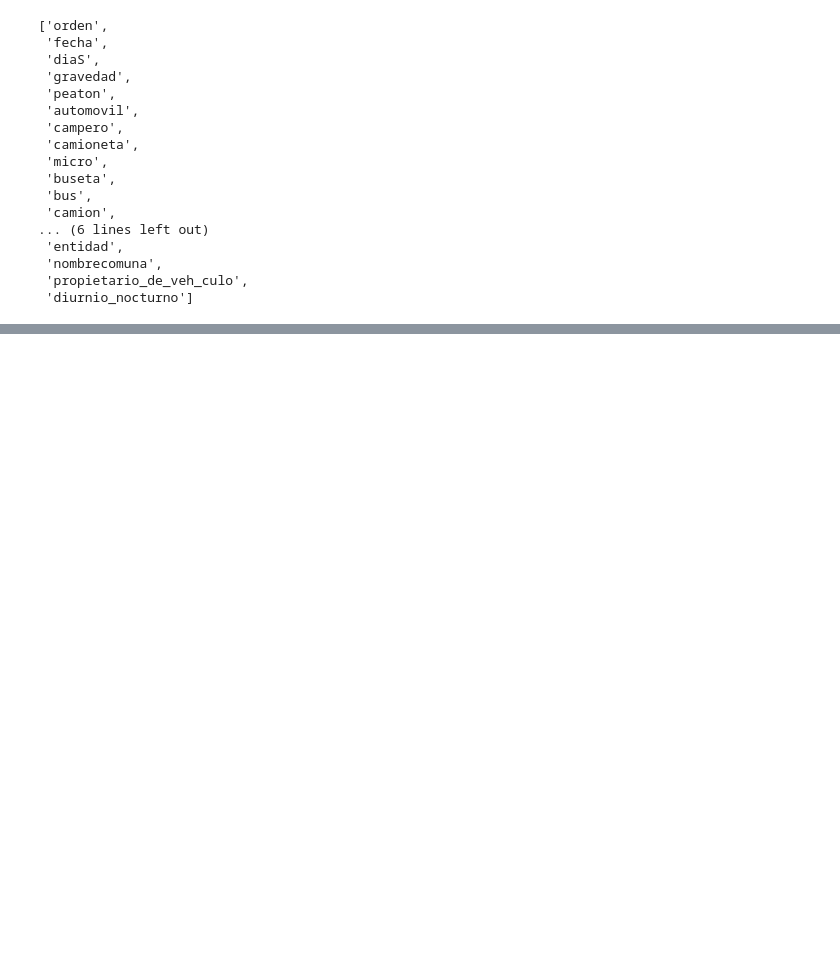
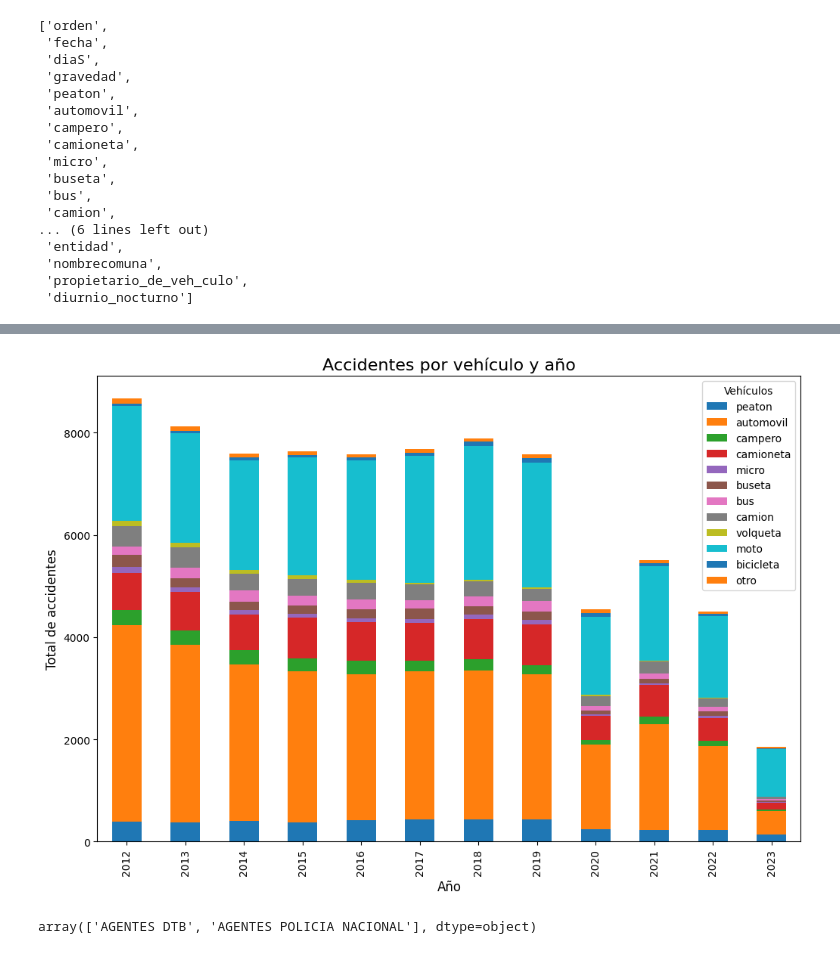
Before and after one commit to JuanDiego360/analisis_de_datos_Bootcamp_G68, a Jupyter notebook: viasualizacion_datos.ipynb, the cells around one changed output, grey strips where cells are left out. Drawn from its saved outputs; the diff is of its cells as text; code cells hidden in the pictures; blank space fills up the shorter version.

```diff
--- a/viasualizacion_datos.ipynb
+++ b/viasualizacion_datos.ipynb
@@ -235,0 +315,4 @@ array(['Con muertos', 'Solo daños', 'Con heridos'], dtype=object)
+# %%
+#Agrupacion por barrio y por comuna
+df_ordenado["barrio"].unique()
+df['barrio'] = df['barrio'].str.strip()
@@ -235,0 +341,8 @@ array(['Con muertos', 'Solo daños', 'Con heridos'], dtype=object)
+# %%
+df_año= df.copy() #Copia del DataFrame Original
+df_año["año"]=df_año["fecha"].dt.year #Creacion de columna año
+df_año.drop(columns="fecha",inplace=True) #Eliminacion de columna fecha
+cols = list(df_año.columns) #ordenamiento de columnas
+cols.insert(0, cols.pop(-1))
+df_año = df_año[cols]
+df_año.head()
@@ -235,0 +358,4 @@ array(['Con muertos', 'Solo daños', 'Con heridos'], dtype=object)
+# %%
+vehiculos= list(df_año.columns[3:15]) #lista de vehiculos
+df_año_vehiculos = df_año.groupby("año")[vehiculos].sum() #agrupacion por año y tipo de vehiculo
+df_año_vehiculos.head()
@@ -235,0 +370,13 @@ array(['Con muertos', 'Solo daños', 'Con heridos'], dtype=object)
+# %%
+df_año_vehiculos.plot(kind="bar",stacked=True,figsize=(12, 8))
+plt.title("Accidentes por vehículo y año", fontsize=16)
+plt.xlabel("Año", fontsize=12)
+plt.ylabel("Total de accidentes", fontsize=12)
+plt.legend(title="Vehículos")
+plt.show()
+# %% [output]
+[figure, added]
+# %%
+df_ordenado["entidad"].unique()
+# %% [output]
+array(['AGENTES DTB', 'AGENTES POLICIA NACIONAL'], dtype=object)
```
Also changed, not shown: parts of 19 cells of this notebook, 2 other files.
